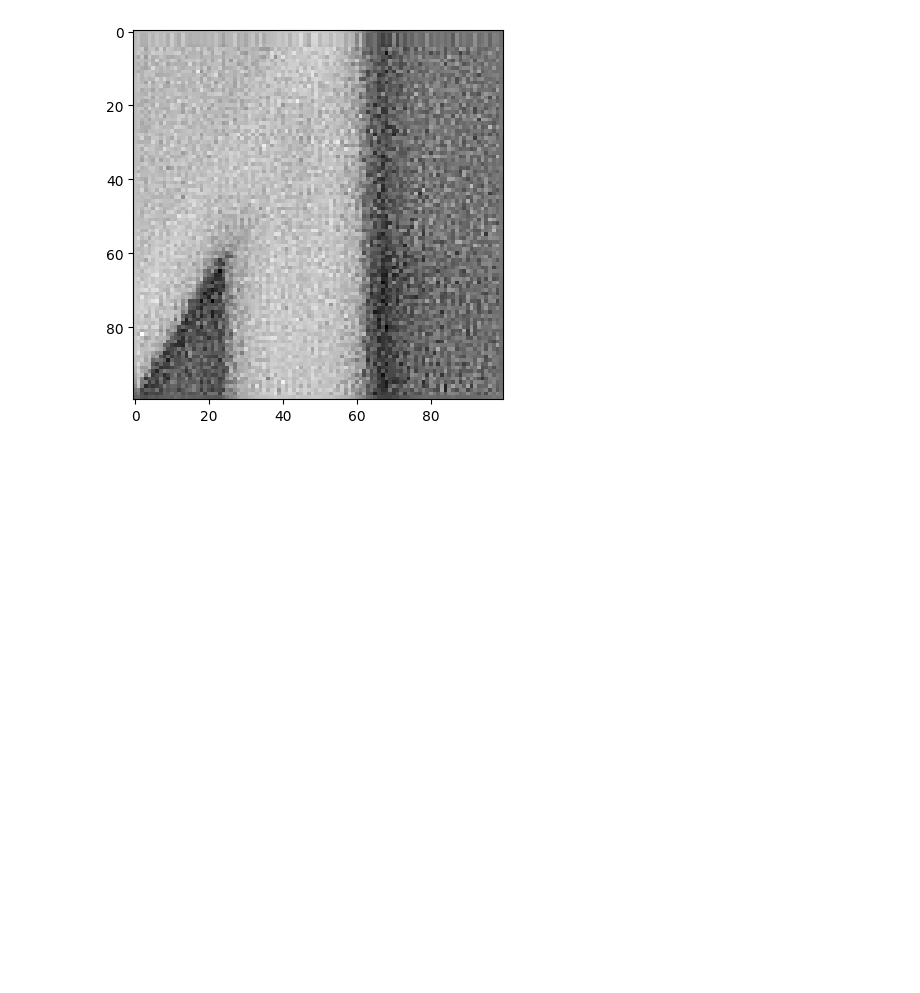
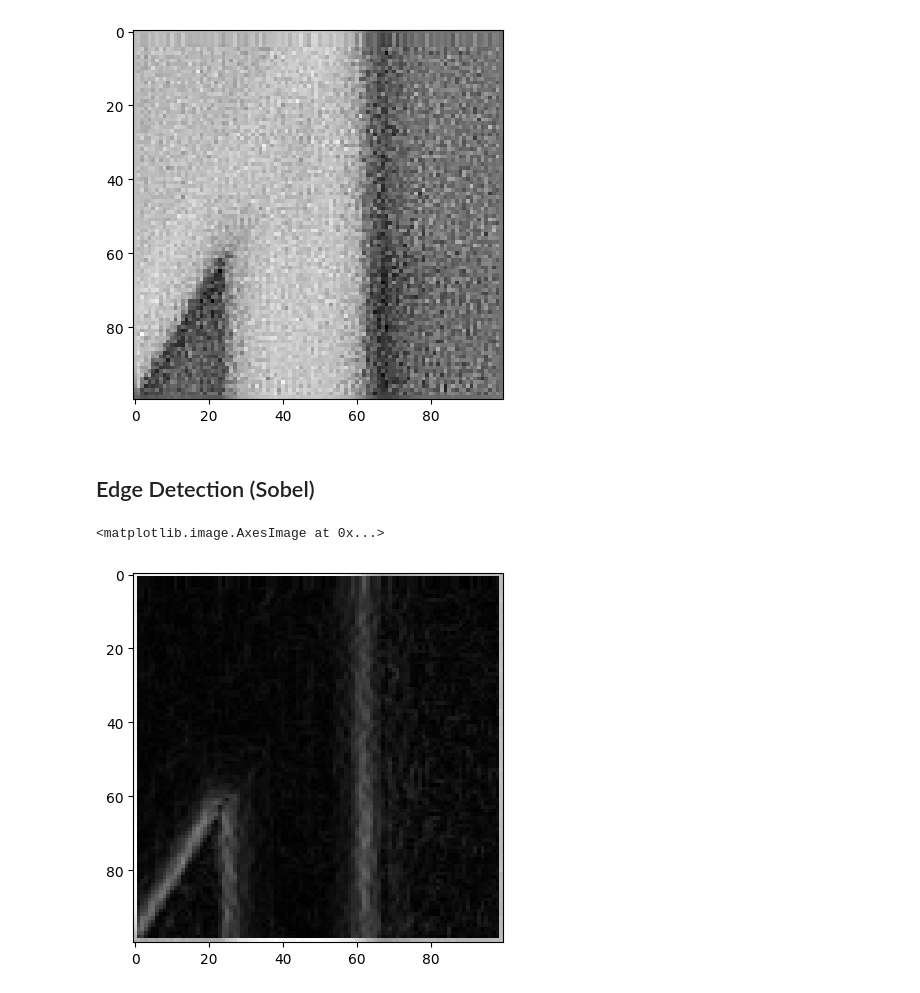
Before and after one commit to alecmucz/CSC467_Week2_Lab, a Jupyter notebook: lab02.ipynb, the cells around one changed output. Saved outputs shown, nothing was run; the diff lists cells and outputs as text; code cells hidden in the pictures; blank space fills up the shorter version.

```diff
--- a/lab02.ipynb
+++ b/lab02.ipynb
@@ -63,3 +63,28 @@ plt.imshow(sharp_frame, cmap="gray")
 # %% [output]
 <matplotlib.image.AxesImage at 0x...>
 [figure]
+# %% [markdown]
+## Edge Detection (Sobel)
+# %%
+sobel_x = np.array([ [-1,0,1],
+                     [-2,0,2],
+                     [-1,0,1] ])
+
+sobel_y = np.array([ [-1,-2,-1],
+                     [ 0, 0, 0],
+                     [ 1, 2, 1] ])
+
+grad_x = np.copy(frm)
+grad_y = np.copy(frm)
+
+for i in range(1, len(frm) - 1):
+    for j in range(1, len(frm[0]) - 1):
+        section = frm[i-1:i+2, j-1:j+2]
+        grad_x[i, j] = np.sum(section * sobel_x)
+        grad_y[i, j] = np.sum(section * sobel_y)
+
+sobel_magnitude = np.sqrt(grad_x**2 + grad_y**2)
+plt.imshow(sobel_magnitude, cmap="gray")
+# %% [output]
+<matplotlib.image.AxesImage at 0x...>
+[figure, added]
```
